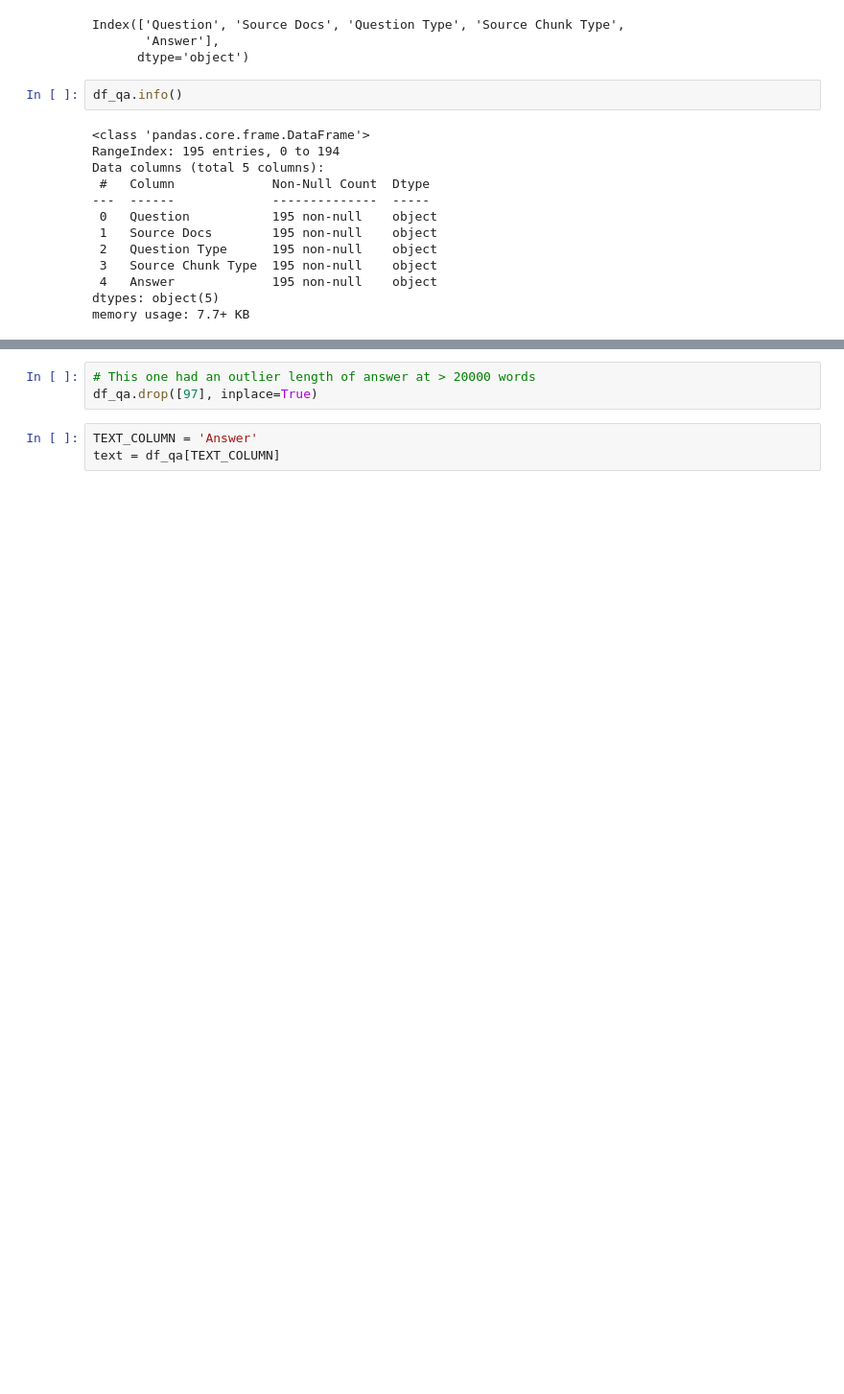
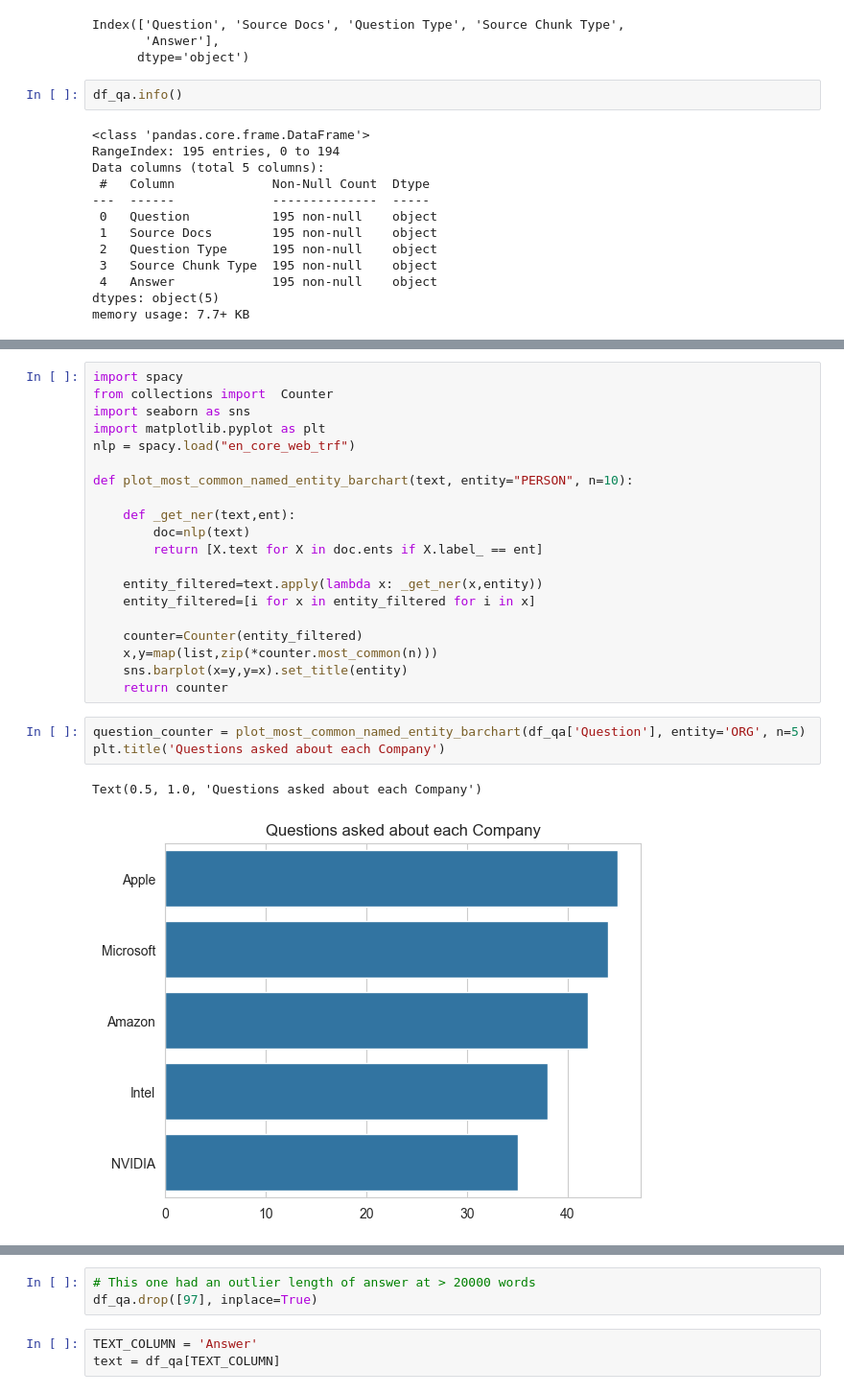
Before and after one commit to devinsuy/Enterprise-RAG, a Jupyter notebook: notebooks/EDA_SEC.ipynb, the cells around one changed output, grey strips where cells are left out. Shown at 96% size. Saved outputs shown, nothing was run; the diff lists cells and outputs as text; blank space fills up the shorter version.

Commit message:
Preliminary Analysis on Questions and Docs

```diff
--- a/notebooks/EDA_SEC.ipynb
+++ b/notebooks/EDA_SEC.ipynb
@@ -42,0 +106,26 @@ memory usage: 7.7+ KB
+# %%
+import spacy
+from collections import  Counter
+import seaborn as sns
+import matplotlib.pyplot as plt
+nlp = spacy.load("en_core_web_trf")
+
+def plot_most_common_named_entity_barchart(text, entity="PERSON", n=10):
+
+    def _get_ner(text,ent):
+        doc=nlp(text)
+        return [X.text for X in doc.ents if X.label_ == ent]
+
+    entity_filtered=text.apply(lambda x: _get_ner(x,entity))
+    entity_filtered=[i for x in entity_filtered for i in x]
+
+    counter=Counter(entity_filtered)
+    x,y=map(list,zip(*counter.most_common(n)))
+    sns.barplot(x=y,y=x).set_title(entity)
+    return counter
+# %%
+question_counter = plot_most_common_named_entity_barchart(df_qa['Question'], entity='ORG', n=5)
+plt.title('Questions asked about each Company')
+# %% [output]
+Text(0.5, 1.0, 'Questions asked about each Company')
+[figure, added]
```
Also changed, not shown: parts of 17 cells of this notebook.
